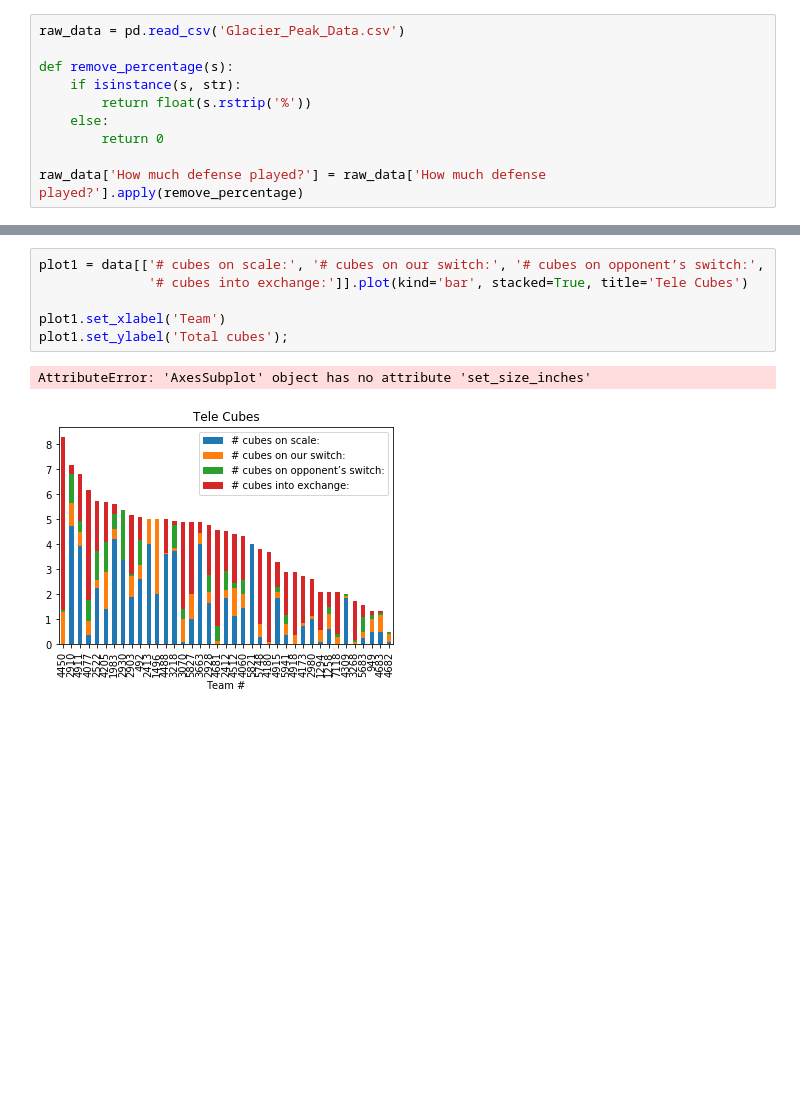
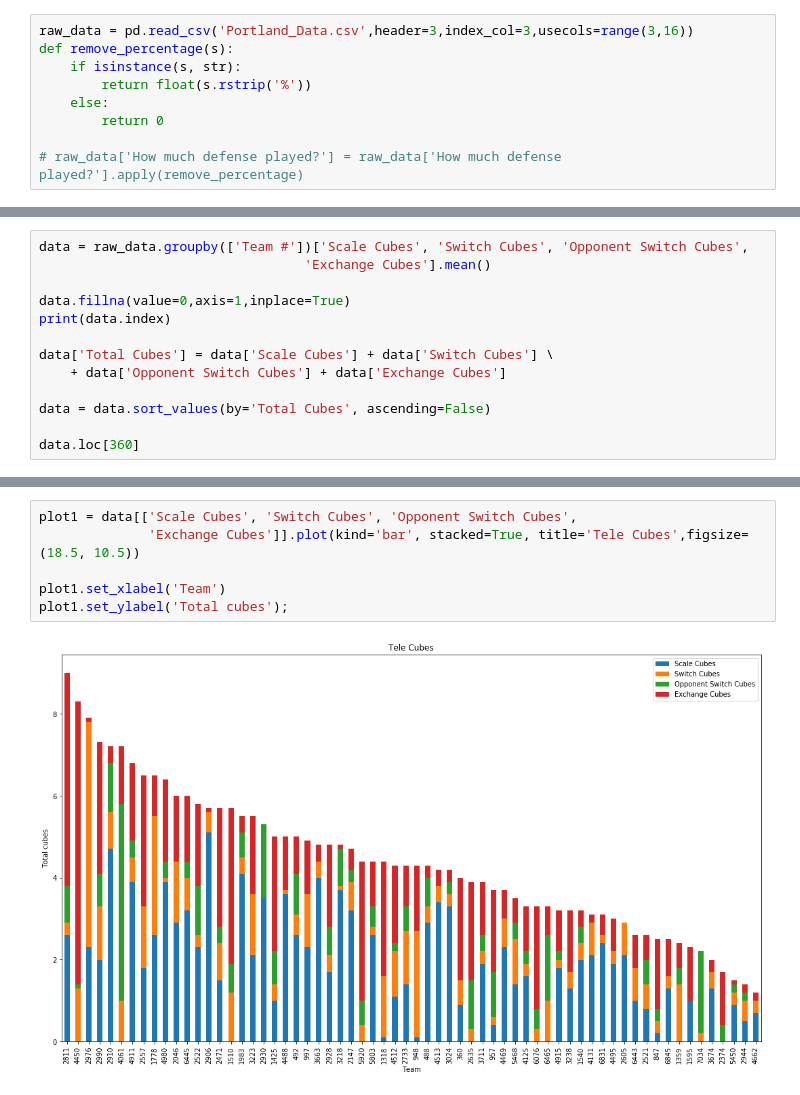
Before and after one commit to loqoman/4915DataProcessing, a Jupyter notebook: Scouting_GP.ipynb, the cells around one changed output, grey strips where cells are left out. Cells and saved outputs as stored; diff of their text form; blank space fills up the shorter version.

```diff
--- a/Scouting_GP.ipynb
+++ b/Scouting_GP.ipynb
@@ -7,10 +20,9 @@ import matplotlib.pyplot as plt
 # %%
-raw_data = pd.read_csv('Glacier_Peak_Data.csv')
-
+raw_data = pd.read_csv('Portland_Data.csv',header=3,index_col=3,usecols=range(3,16))
 def remove_percentage(s):
     if isinstance(s, str):
         return float(s.rstrip('%'))
     else:
         return 0
 
-raw_data['How much defense played?'] = raw_data['How much defense played?'].apply(remove_percentage)
+# raw_data['How much defense played?'] = raw_data['How much defense played?'].apply(remove_percentage)
@@ -24,0 +29,13 @@ data = data.sort_values(by='total cubes', ascending=False)
+# %%
+data = raw_data.groupby(['Team #'])['Scale Cubes', 'Switch Cubes', 'Opponent Switch Cubes',
+                                  'Exchange Cubes'].mean()
+
+data.fillna(value=0,axis=1,inplace=True)
+print(data.index)
+
+data['Total Cubes'] = data['Scale Cubes'] + data['Switch Cubes'] \
+    + data['Opponent Switch Cubes'] + data['Exchange Cubes']
+
+data = data.sort_values(by='Total Cubes', ascending=False)
+
+data.loc[360]
@@ -47,10 +97,9 @@ data.describe()
 # %%
-plot1 = data[['# cubes on scale:', '# cubes on our switch:', '# cubes on opponent’s switch:',
-              '# cubes into exchange:']].plot(kind='bar', stacked=True, title='Tele Cubes')
+plot1 = data[['Scale Cubes', 'Switch Cubes', 'Opponent Switch Cubes',
+              'Exchange Cubes']].plot(kind='bar', stacked=True, title='Tele Cubes',figsize=(18.5, 10.5))
 
 plot1.set_xlabel('Team')
 plot1.set_ylabel('Total cubes');
 # %% [output]
-AttributeError: 'AxesSubplot' object has no attribute 'set_size_inches'
-[figure, old version]
+[figure, new version]
 # %%
```
Also changed, not shown: parts of 14 cells of this notebook, 1 other file.
